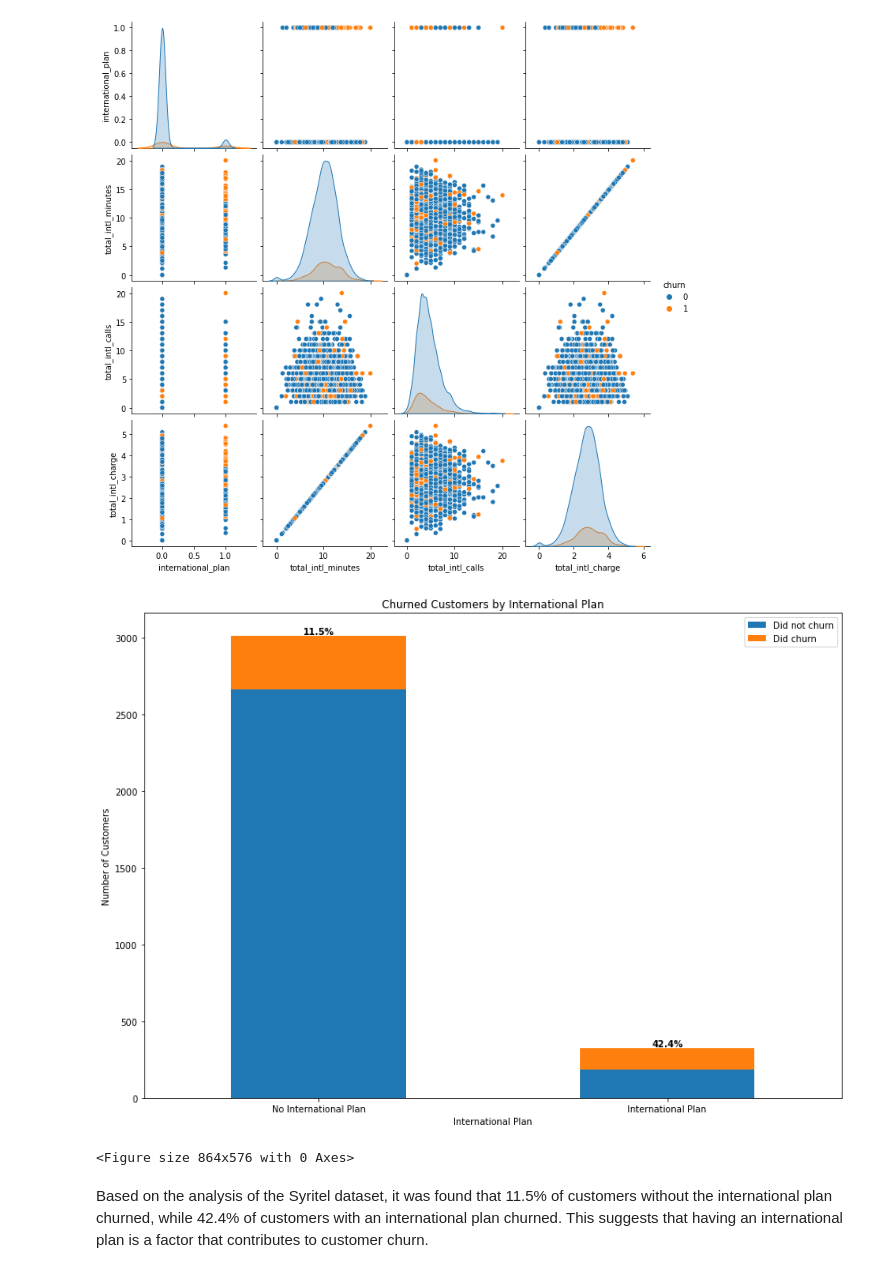
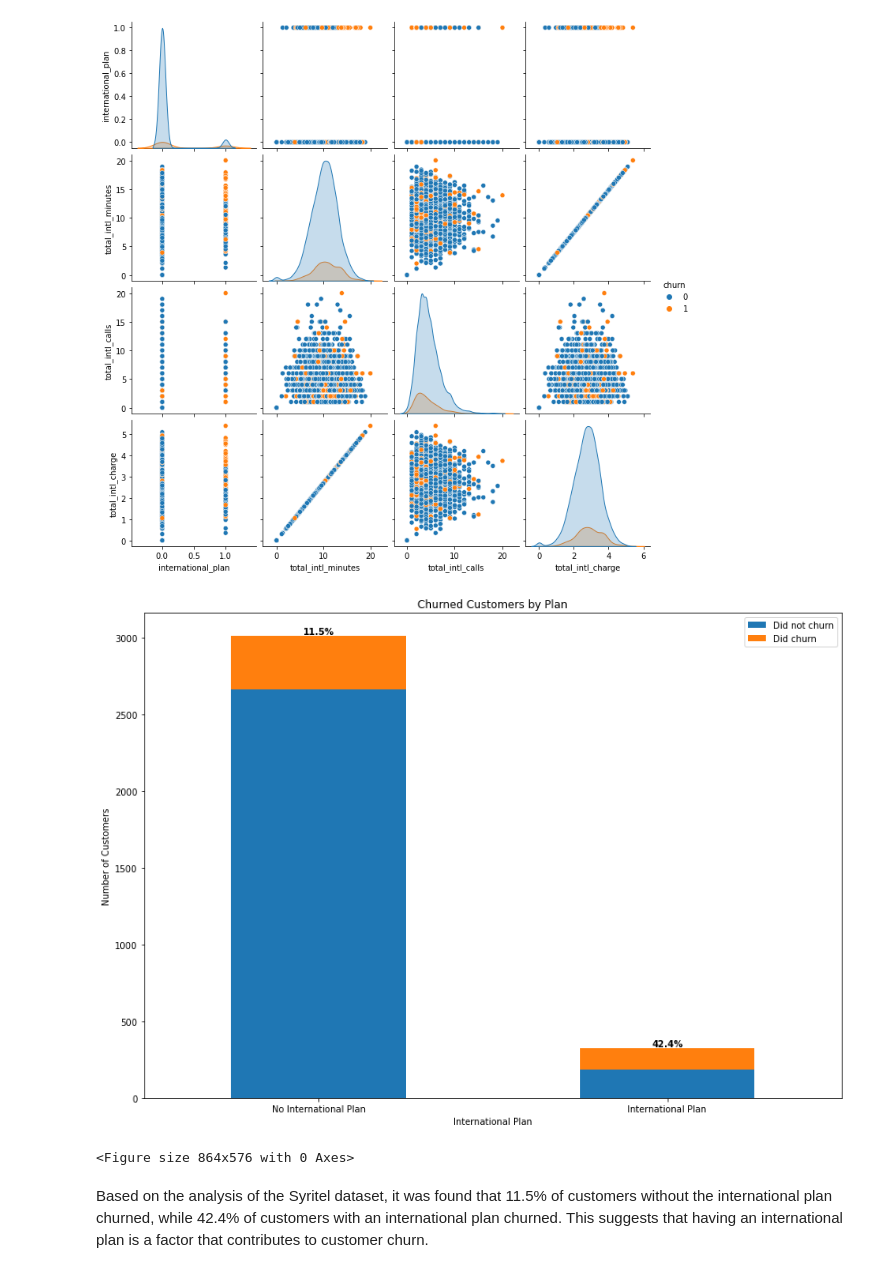
Before and after one commit to MichalOst3389/nhl_team_analysis, a Jupyter notebook: student.ipynb, the cells around one changed output. Saved outputs shown, nothing was run; the diff lists cells and outputs as text; code cells hidden in the pictures.

```diff
--- a/student.ipynb
+++ b/student.ipynb
@@ -410,35 +410,35 @@ sns.pairplot(data=Telecomdf[['churn', 'international_plan', 'total_intl_minutes'
 # %%
 # Group the data by international_plan and churn and count the number of customers in each group
 grouped = Telecomdf.groupby(["international_plan", "churn"]).size().unstack()
 
 # Calculate the total number of customers for each group
 total_customers = grouped.sum(axis=1)
 
 # Create a stacked bar chart of the counts
 ax = grouped.plot(kind='bar', stacked=True, figsize=(14,10))
 plt.figure(figsize=(12, 8))
 # Modify the legend labels
 ax.legend(["Did not churn", "Did churn"], loc="upper right")
 
 # Calculate the percentage of customers that churned in each group
 churn_percentages = (grouped.loc[:, 1] / total_customers) * 100
 
 # Add annotations to the bars
 for i, v in enumerate(churn_percentages.values):
     ax.text(i, grouped.sum(axis=1)[i], f"{v:.1f}%", ha="center", va="bottom", fontweight="bold")
 
 # Modify the x-axis tick labels
 ax.set_xticklabels(["No International Plan", "International Plan"], rotation=0, ha="center")
 
 # Add labels and a title
 ax.set_xlabel("International Plan")
 ax.set_ylabel("Number of Customers")
-ax.set_title("Churned Customers by International Plan")
+ax.set_title("Churned Customers by Plan")
 
 # Show the plot
 plt.show()
 # %% [output]
-[figure, old version]
+[figure, new version]
 <Figure size 864x576 with 0 Axes>
 # %% [markdown]
 Based on the analysis of the Syritel dataset, it was found that 11.5% of customers without the international plan churned, while 42.4% of customers with an international plan churned. This suggests that having an international plan is a factor that contributes to customer churn.
```
Also changed, not shown: parts of 1 cell of this notebook.
